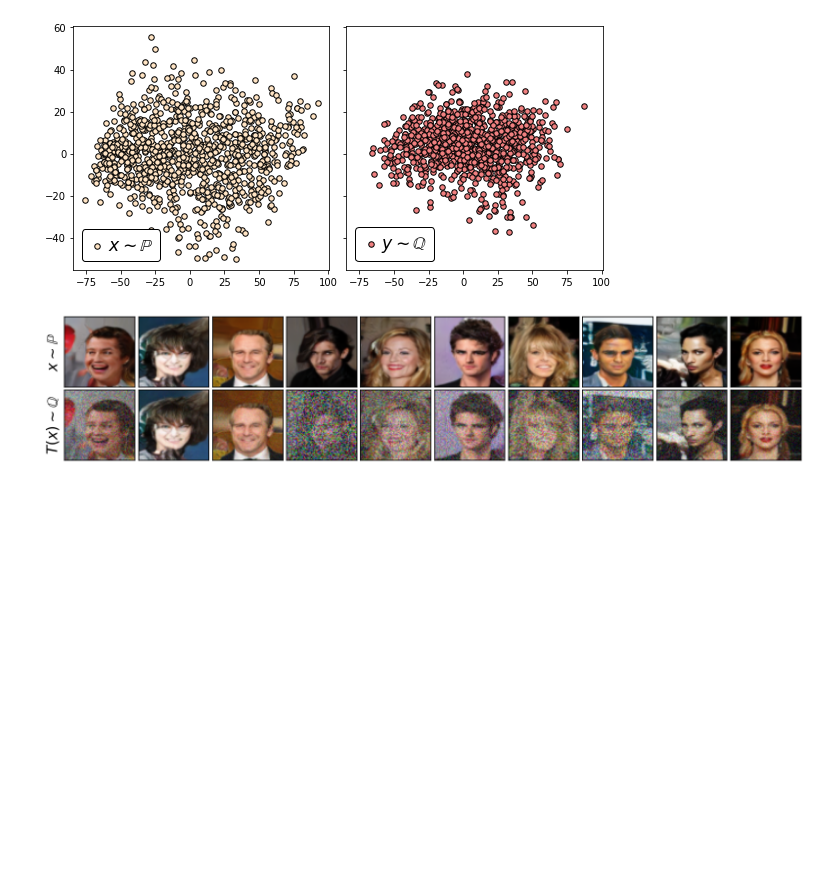
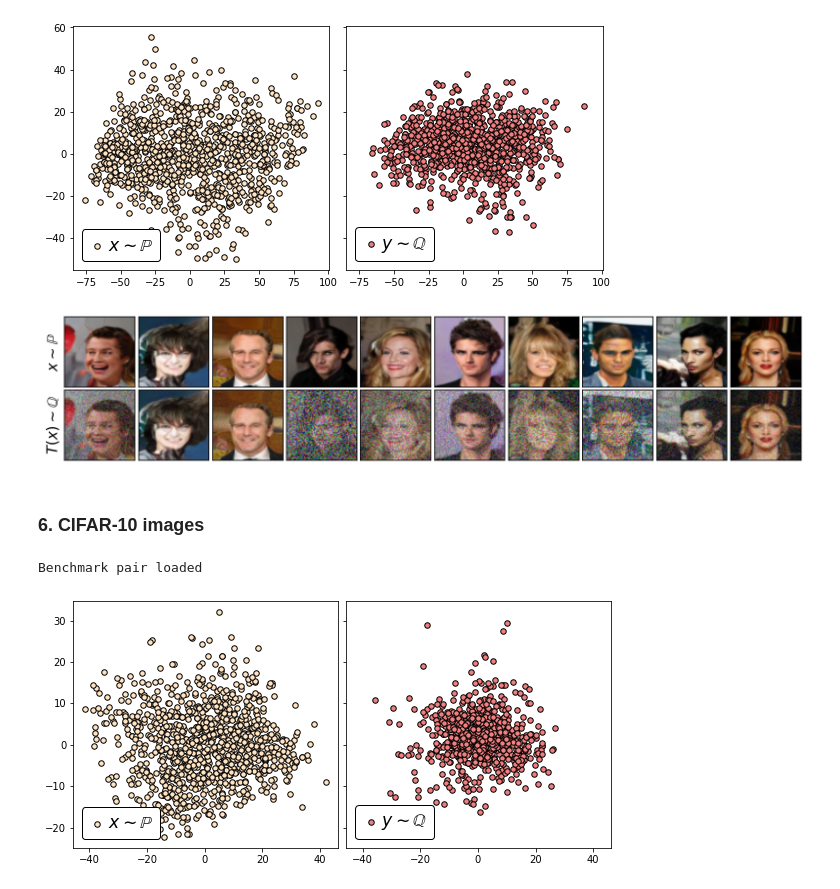
Before and after one commit to justkolesov/Wasserstein1Benchmark, a Jupyter notebook: notebooks/plotting.ipynb, the cells around one changed output. Drawn from its saved outputs; the diff is of its cells as text; code cells hidden in the pictures; blank space fills up the shorter version.

```diff
--- a/notebooks/plotting.ipynb
+++ b/notebooks/plotting.ipynb
@@ -106,3 +111,18 @@ torch.manual_seed(153);np.random.seed(153)
 plot_images( benchmark, 10, shape=(3, 64, 64), path = "../pics/celeba/celeba_faces_{}".format(WIDTH));
 # %% [output]
 [figure]
+# %% [markdown]
+### 6. CIFAR-10 images
+# %%
+DEG = 100
+WIDTH = 16
+# or DEG = 10; WIDTH = 1
+# %%
+benchmark =  Cifar32Benchmark(width=WIDTH, deg=DEG)
+# %% [output]
+Benchmark pair loaded
+# %%
+torch.manual_seed(153);np.random.seed(153)
+fig,axes = PCA_plot_q_p_samples(benchmark,  1000, 8,3.8, "../pics/cifar/pca_cifar_{}".format(WIDTH), flag_p=True)
+# %% [output]
+[figure, added]
```
Also changed, not shown: parts of 6 cells of this notebook, 20 other files.
